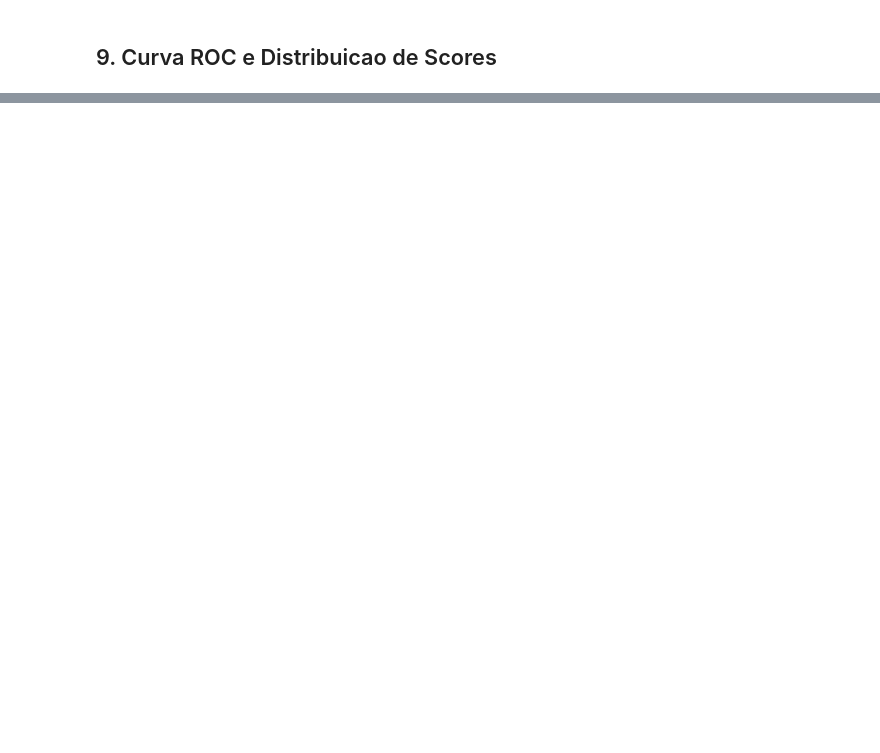
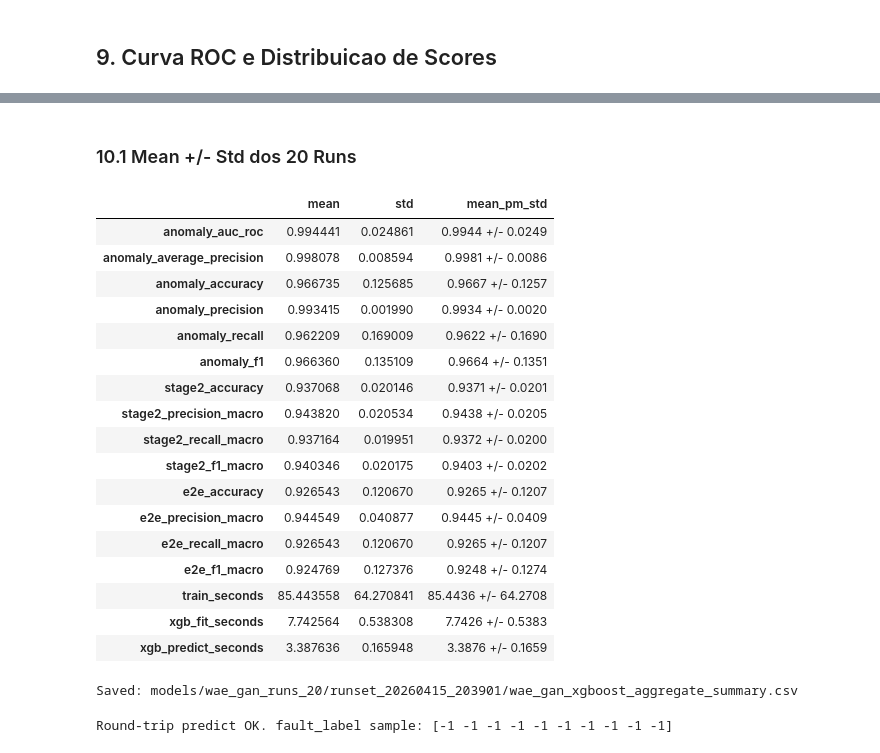
Before and after one commit to camara0729/anomaly_detection_models_comparison, a Jupyter notebook: notebooks/05_wae_gan.ipynb, the cells around one changed output, grey strips where cells are left out. Drawn from its saved outputs; the diff is of its cells as text; code cells hidden in the pictures; blank space fills up the shorter version.

Commit message:
wae_gan(colab results)

```diff
--- a/notebooks/05_wae_gan.ipynb
+++ b/notebooks/05_wae_gan.ipynb
@@ -437 +867,60 @@ Saved: docs\figures\07_wae_gan_scores.png
+# %% [markdown]
+### 10.1 Mean +/- Std dos 20 Runs
+# %%
+ARTICLE_METRICS = [
+    'anomaly_auc_roc',
+    'anomaly_average_precision',
+    'anomaly_accuracy',
+    'anomaly_precision',
+    'anomaly_recall',
+    'anomaly_f1',
+    'stage2_accuracy',
+    'stage2_precision_macro',
+    'stage2_recall_macro',
+    'stage2_f1_macro',
+    'e2e_accuracy',
+    'e2e_precision_macro',
+    'e2e_recall_macro',
+    'e2e_f1_macro',
+]
+TIME_METRICS = ['train_seconds', 'xgb_fit_seconds', 'xgb_predict_seconds']
+AGGREGATE_SUMMARY_PATH = RUNS_MODELS_DIR / 'wae_gan_xgboost_aggregate_summary.csv'
+
+aggregate_df = results_df[ARTICLE_METRICS + TIME_METRICS].agg(['mean', 'std']).T
+aggregate_df['mean_pm_std'] = aggregate_df.apply(
+    lambda row: f"{row['mean']:.4f} +/- {row['std']:.4f}", axis=1
+)
+aggregate_df.to_csv(AGGREGATE_SUMMARY_PATH)
+
+display(aggregate_df[['mean', 'std', 'mean_pm_std']])
+print('Saved:', AGGREGATE_SUMMARY_PATH.relative_to(ARTIFACTS_ROOT))
+# %% [output]
+|  | mean | std | mean_pm_std |
+| anomaly_auc_roc | 0.994441 | 0.024861 | 0.9944 +/- 0.0249 |
+| anomaly_average_precision | 0.998078 | 0.008594 | 0.9981 +/- 0.0086 |
+| anomaly_accuracy | 0.966735 | 0.125685 | 0.9667 +/- 0.1257 |
+| anomaly_precision | 0.993415 | 0.001990 | 0.9934 +/- 0.0020 |
+| anomaly_recall | 0.962209 | 0.169009 | 0.9622 +/- 0.1690 |
+| anomaly_f1 | 0.966360 | 0.135109 | 0.9664 +/- 0.1351 |
+| stage2_accuracy | 0.937068 | 0.020146 | 0.9371 +/- 0.0201 |
+| stage2_precision_macro | 0.943820 | 0.020534 | 0.9438 +/- 0.0205 |
+| stage2_recall_macro | 0.937164 | 0.019951 | 0.9372 +/- 0.0200 |
+| stage2_f1_macro | 0.940346 | 0.020175 | 0.9403 +/- 0.0202 |
+| e2e_accuracy | 0.926543 | 0.120670 | 0.9265 +/- 0.1207 |
+| e2e_precision_macro | 0.944549 | 0.040877 | 0.9445 +/- 0.0409 |
+| e2e_recall_macro | 0.926543 | 0.120670 | 0.9265 +/- 0.1207 |
+| e2e_f1_macro | 0.924769 | 0.127376 | 0.9248 +/- 0.1274 |
+| train_seconds | 85.443558 | 64.270841 | 85.4436 +/- 64.2708 |
+| xgb_fit_seconds | 7.742564 | 0.538308 | 7.7426 +/- 0.5383 |
+| xgb_predict_seconds | 3.387636 | 0.165948 | 3.3876 +/- 0.1659 |
+Saved: models/wae_gan_runs_20/runset_20260415_203901/wae_gan_xgboost_aggregate_summary.csv
+# %%
+diagnoser_loaded = WAEGAN_FaultDiagnoser.load(
+    path=DIAGNOSER_PATH,
+    waegan=best_model,
+)
+res_rt = diagnoser_loaded.predict(X_test_seq[:10])
+print('Round-trip predict OK. fault_label sample:', res_rt['fault_label'])
+# %% [output]
+Round-trip predict OK. fault_label sample: [-1 -1 -1 -1 -1 -1 -1 -1 -1 -1]
 # %% [markdown]
```
Also changed, not shown: parts of 15 cells of this notebook.
